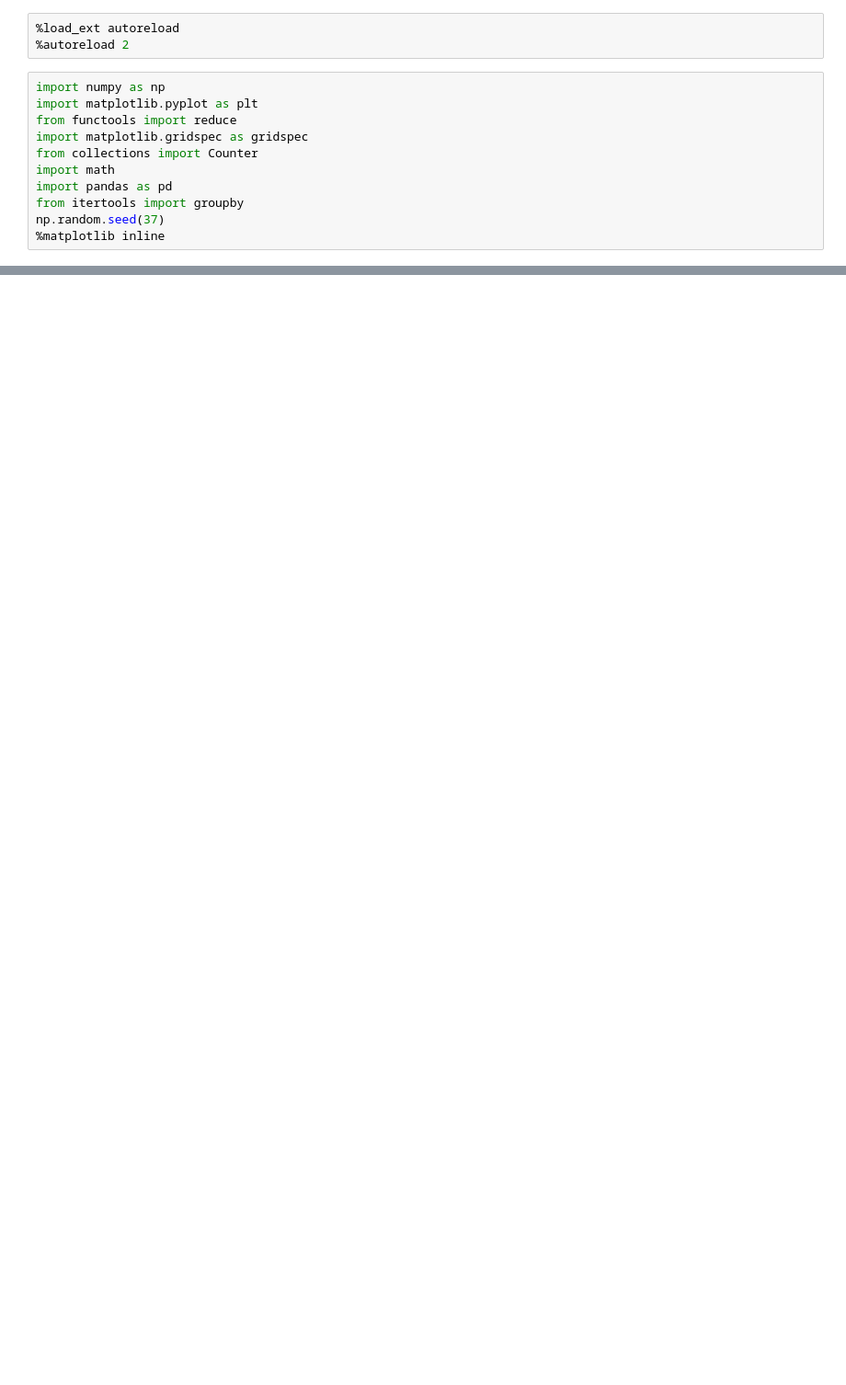
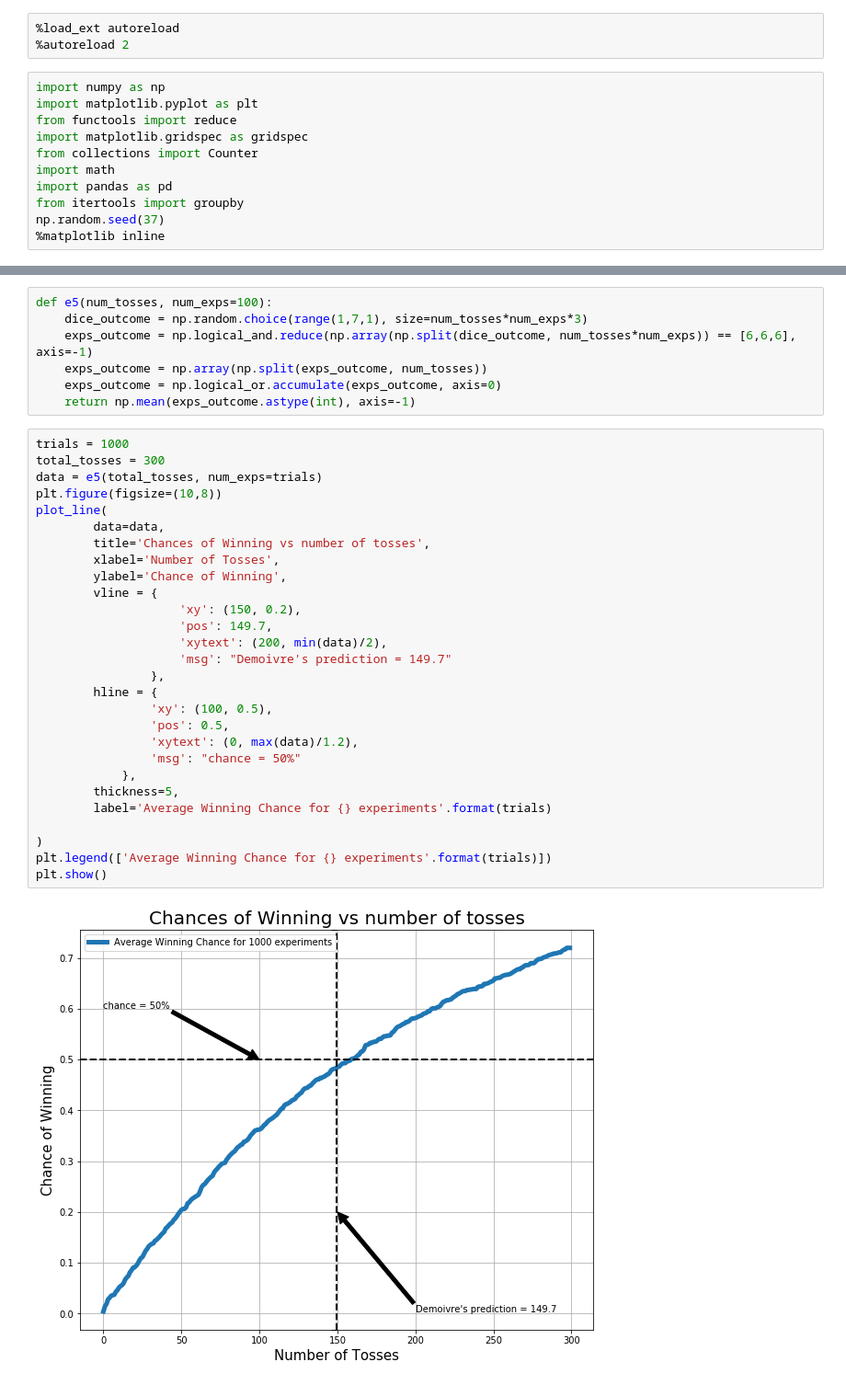
Before and after one commit to kolikaran1992/Introduction-To-Probability-Dartmouth, a Jupyter notebook: Chapter 1 Solutions.ipynb, the cells around one changed output, grey strips where cells are left out. Shown at 92% size. Cells and saved outputs as stored; diff of their text form; blank space fills up the shorter version.

```diff
--- a/Chapter 1 Solutions.ipynb
+++ b/Chapter 1 Solutions.ipynb
@@ -60,0 +226,37 @@ plt.show()
+# %%
+def e5(num_tosses, num_exps=100):
+    dice_outcome = np.random.choice(range(1,7,1), size=num_tosses*num_exps*3)
+    exps_outcome = np.logical_and.reduce(np.array(np.split(dice_outcome, num_tosses*num_exps)) == [6,6,6], axis=-1)
+    exps_outcome = np.array(np.split(exps_outcome, num_tosses))
+    exps_outcome = np.logical_or.accumulate(exps_outcome, axis=0)
+    return np.mean(exps_outcome.astype(int), axis=-1)
+# %%
+trials = 1000
+total_tosses = 300
+data = e5(total_tosses, num_exps=trials)
+plt.figure(figsize=(10,8))
+plot_line(
+        data=data,
+        title='Chances of Winning vs number of tosses',
+        xlabel='Number of Tosses',
+        ylabel='Chance of Winning',
+        vline = {
+                    'xy': (150, 0.2),
+                    'pos': 149.7,
+                    'xytext': (200, min(data)/2),
+                    'msg': "Demoivre's prediction = 149.7"
+                },
+        hline = {
+                'xy': (100, 0.5),
+                'pos': 0.5,
+                'xytext': (0, max(data)/1.2),
+                'msg': "chance = 50%"
+            },
+        thickness=5,
+        label='Average Winning Chance for {} experiments'.format(trials)
+
+)
+plt.legend(['Average Winning Chance for {} experiments'.format(trials)])
+plt.show()
+# %% [output]
+[figure, added]
```
Also changed, not shown: parts of 54 cells of this notebook, 1 other file.
